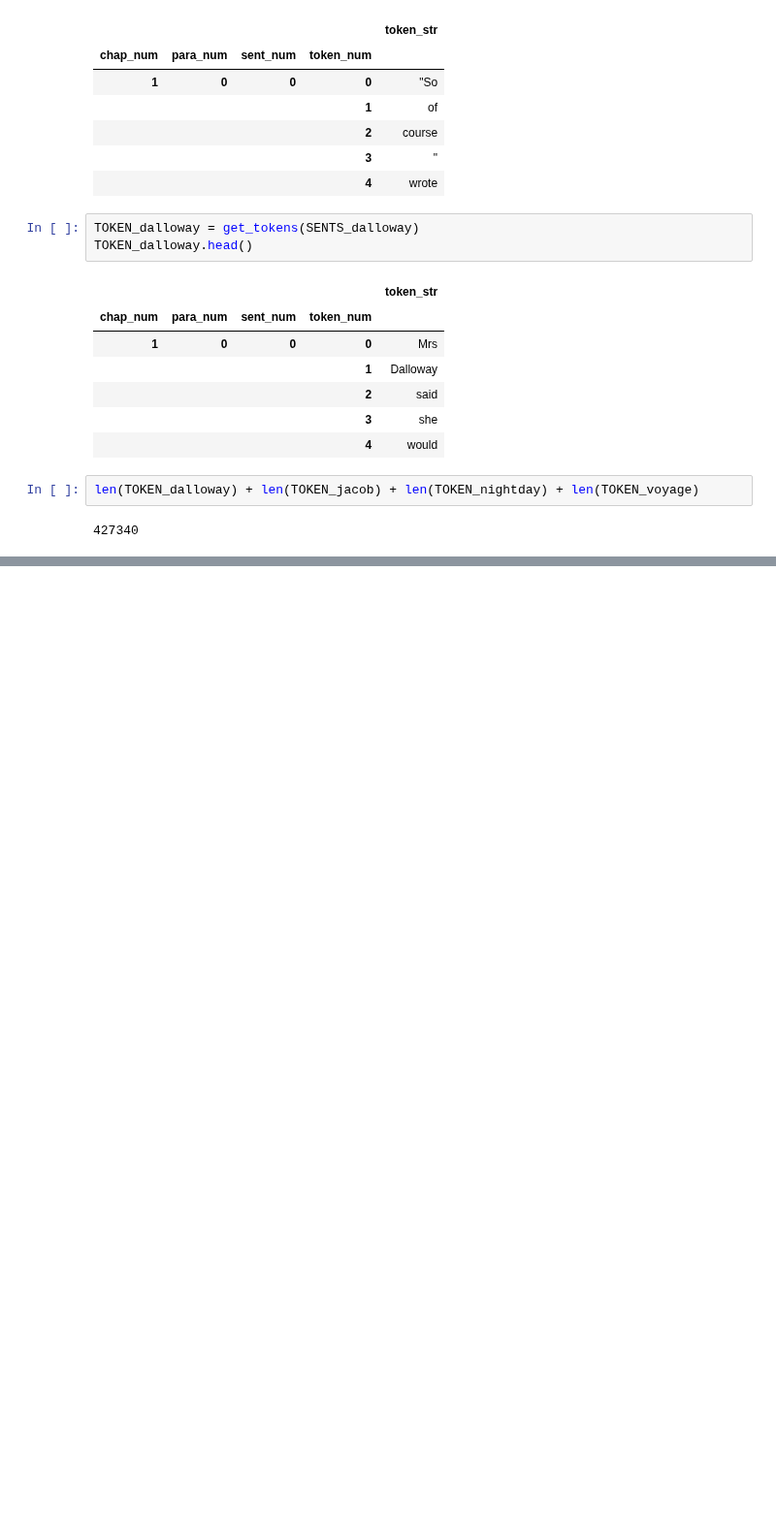
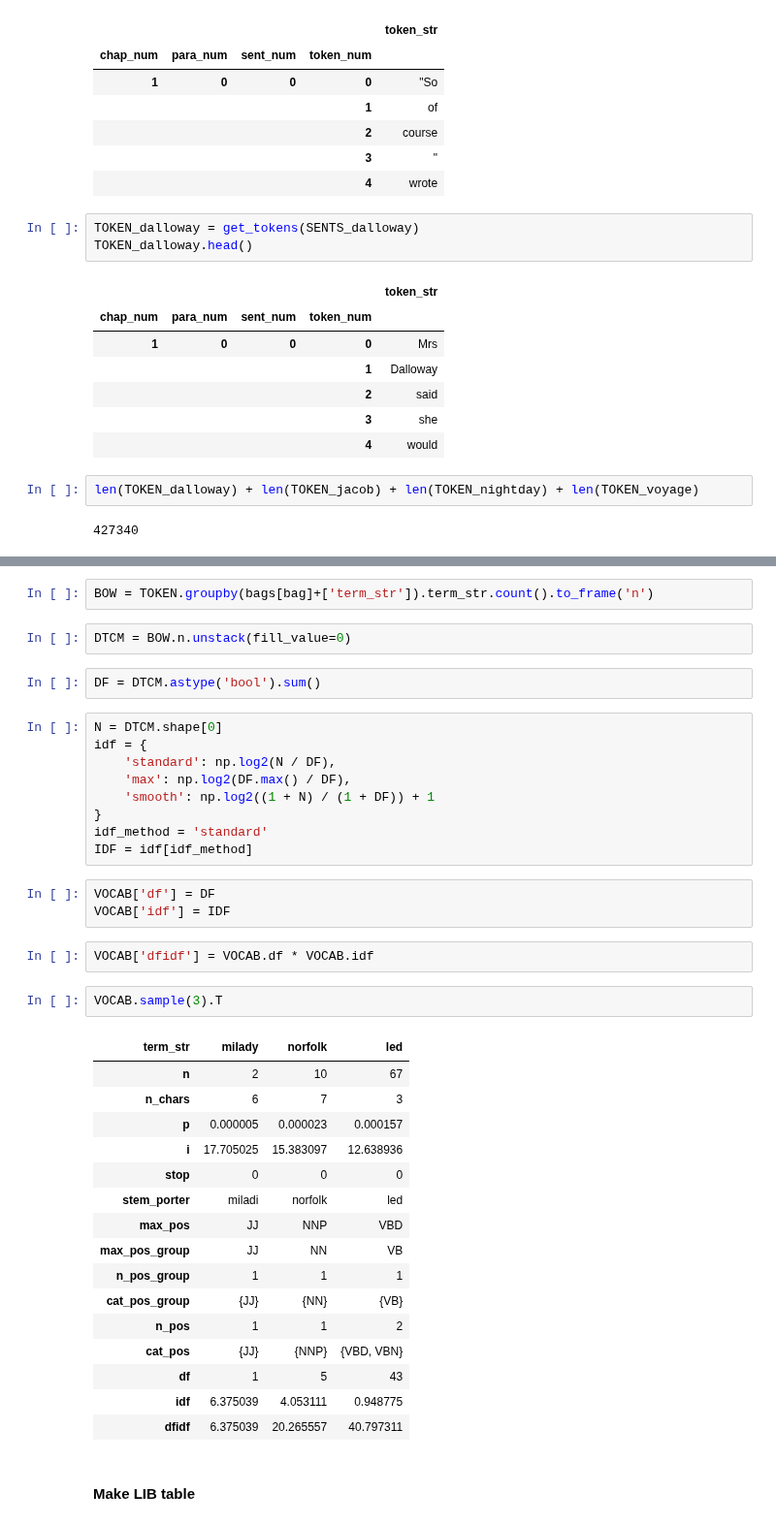
Before and after one commit to sqr8ap/DS5001-2025-01-R, a Jupyter notebook: final_project/Parse.ipynb, the cells around one changed output, grey strips where cells are left out. Shown at 97% size. Drawn from its saved outputs; the diff is of its cells as text; blank space fills up the shorter version.

```diff
--- a/final_project/Parse.ipynb
+++ b/final_project/Parse.ipynb
@@ -489,0 +676,41 @@ len(TOKEN_dalloway) + len(TOKEN_jacob) + len(TOKEN_nightday) + len(TOKEN_voyage)
+# %%
+BOW = TOKEN.groupby(bags[bag]+['term_str']).term_str.count().to_frame('n')
+# %%
+DTCM = BOW.n.unstack(fill_value=0)
+# %%
+DF = DTCM.astype('bool').sum()
+# %%
+N = DTCM.shape[0]
+idf = {
+    'standard': np.log2(N / DF),
+    'max': np.log2(DF.max() / DF),
+    'smooth': np.log2((1 + N) / (1 + DF)) + 1
+}
+idf_method = 'standard'
+IDF = idf[idf_method]
+# %%
+VOCAB['df'] = DF
+VOCAB['idf'] = IDF
+# %%
+VOCAB['dfidf'] = VOCAB.df * VOCAB.idf
+# %%
+VOCAB.sample(3).T
+# %% [output]
+| term_str | milady | norfolk | led |
+| n | 2 | 10 | 67 |
+| n_chars | 6 | 7 | 3 |
+| p | 0.000005 | 0.000023 | 0.000157 |
+| i | 17.705025 | 15.383097 | 12.638936 |
+| stop | 0 | 0 | 0 |
+| stem_porter | miladi | norfolk | led |
+| max_pos | JJ | NNP | VBD |
+| max_pos_group | JJ | NN | VB |
+| n_pos_group | 1 | 1 | 1 |
+| cat_pos_group | {JJ} | {NN} | {VB} |
+| n_pos | 1 | 1 | 2 |
+| cat_pos | {JJ} | {NNP} | {VBD, VBN} |
+| df | 1 | 5 | 43 |
+| idf | 6.375039 | 4.053111 | 0.948775 |
+| dfidf | 6.375039 | 20.265557 | 40.797311 |
+# %% [markdown]
+#### Make LIB table
```
Also changed, not shown: parts of 58 cells of this notebook.
